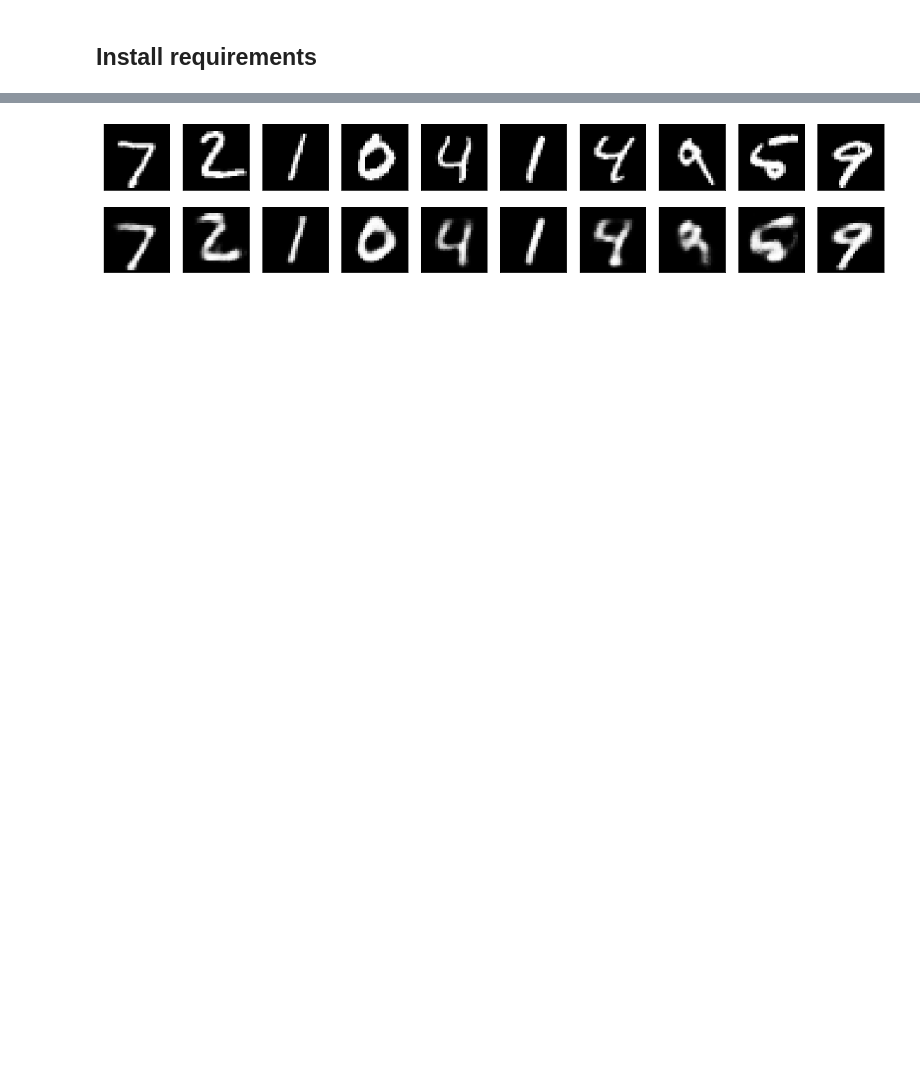
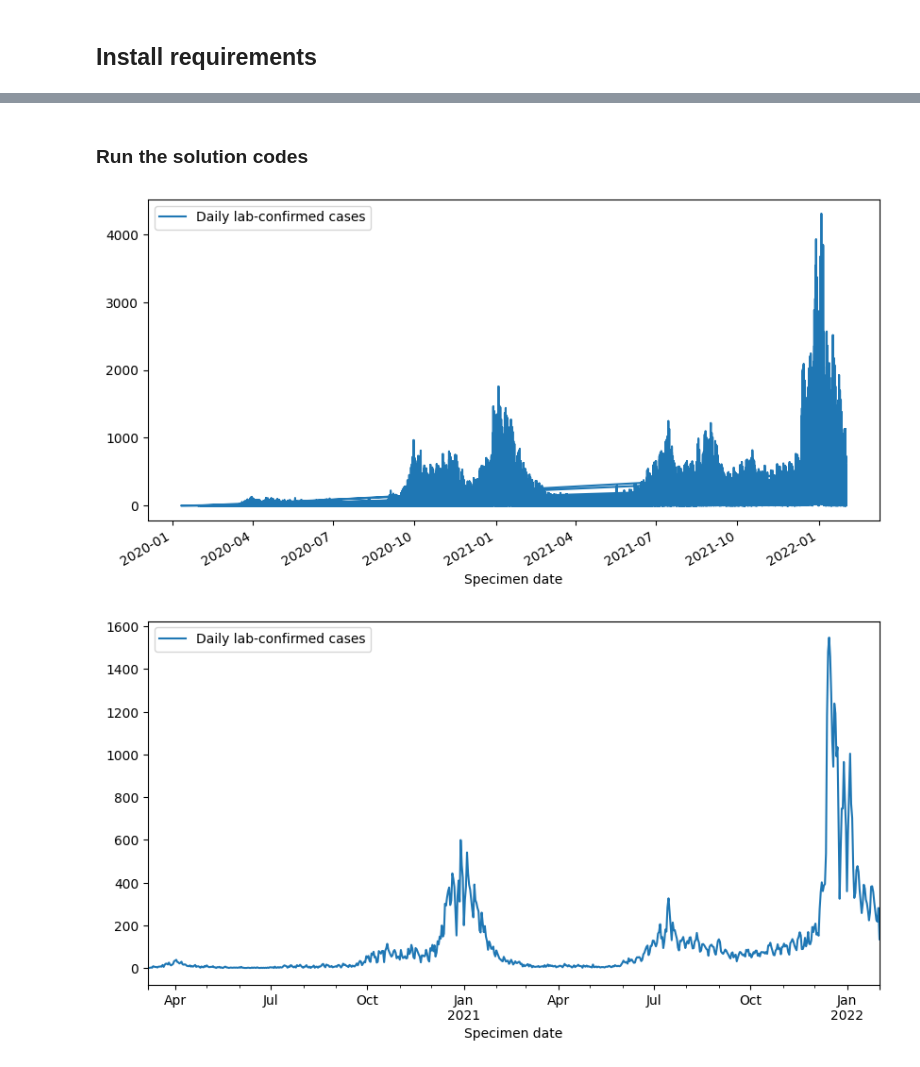
Before and after one commit to Panperception/SCC022, a Jupyter notebook: Week01.ipynb, the cells around one changed output, grey strips where cells are left out. Drawn from its saved outputs; the diff is of its cells as text; code cells hidden in the pictures; blank space fills up the shorter version.

```diff
--- a/Week01.ipynb
+++ b/Week01.ipynb
@@ -173,25 +31,38 @@ Epoch 10/10
-# %%
-# Encode and decode some digits
-# Note that we take them from the *test* set
-encoded_imgs = model_DAE_encoder.predict(x_test)
-decoded_imgs = model_DAE_decoder.predict(encoded_imgs)
-
-n = 10  # How many digits we will display
-plt.figure(figsize=(20, 4))
-for i in range(n):
-    # Display original
-    ax = plt.subplot(2, n, i + 1)
-    plt.imshow(x_test[i].reshape(28, 28))
-    plt.gray()
-    ax.get_xaxis().set_visible(False)
-    ax.get_yaxis().set_visible(False)
-
-    # Display reconstruction
-    ax = plt.subplot(2, n, i + 1 + n)
-    plt.imshow(decoded_imgs[i].reshape(28, 28))
-    plt.gray()
-    ax.get_xaxis().set_visible(False)
-    ax.get_yaxis().set_visible(False)
-plt.show()
-# %% [output]
-[figure, removed]
+# %% [markdown]
+### Run the solution codes
+# %%
+import pandas as pd
+import matplotlib.pyplot as plt
+import datetime as dt
+import numpy as np
+plt.interactive(True)
+cvd = pd.read_csv("disease-cases.csv")
+cvd
+
+pd.options.display.max_rows = 10
+pd.options.display.min_rows = 5
+cvd
+
+cvd['Specimen date'] = pd.to_datetime(cvd['Specimen date'], dayfirst=True)
+cvd
+
+cvd.describe()
+
+cvd.plot(x="Specimen date", y="Daily lab-confirmed cases", figsize=(10, 5))
+
+cvd_london = cvd[cvd['Area name'] == 'London']
+cvd_london
+
+cvd_london.plot(x="Specimen date", y="Daily lab-confirmed cases", figsize=(10, 5))
+
+cvd_london = cvd_london.sort_values(by='Specimen date')
+cvd_london
+
+cvd_lancaster = cvd[cvd['Area name'] == 'Lancaster']
+plt.figure(figsize=(10, 5))
+plt.plot(cvd_london["Specimen date"], cvd_london["Daily lab-confirmed cases"], 'b')
+plt.plot(cvd_lancaster["Specimen date"], cvd_lancaster["Daily lab-confirmed cases"], 'r')
+plt.show()
+# %% [output]
+[figure, added]
+[figure, added]
```
Also changed, not shown: parts of 10 cells of this notebook.
